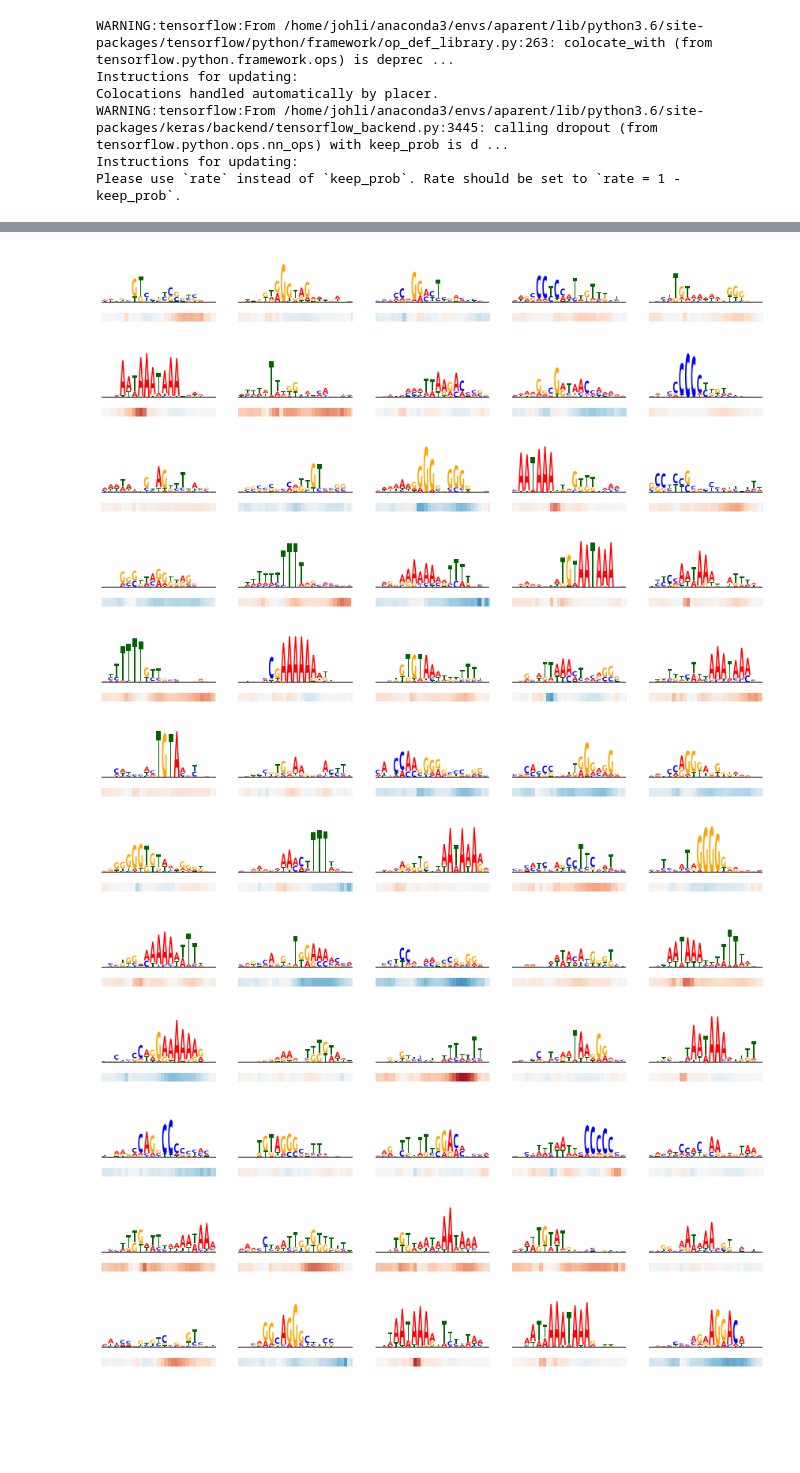
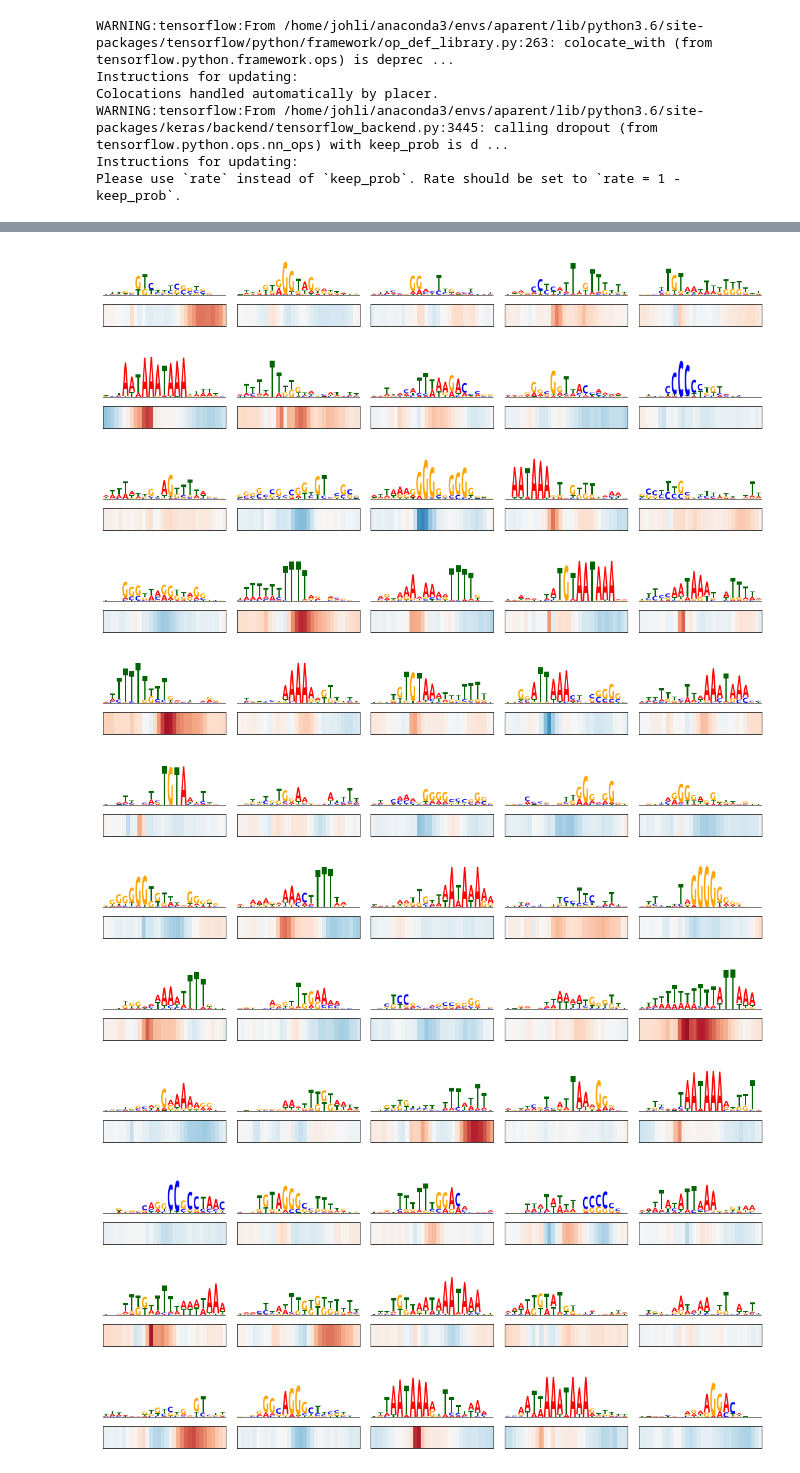
Before and after one commit to johli/aparent, a Jupyter notebook: analysis/analyze_aparent_conv_layers_alien1_legacy.ipynb, the cells around one changed output, grey strips where cells are left out. Cells and saved outputs as stored; diff of their text form; code cells hidden in the pictures; blank space fills up the shorter version.

```diff
--- a/analysis/analyze_aparent_conv_layers_alien1_legacy.ipynb
+++ b/analysis/analyze_aparent_conv_layers_alien1_legacy.ipynb
@@ -117,7 +118,7 @@ r_vals = np.zeros((iso_conv_1_out.shape[1], iso_conv_1_out.shape[2]))
 for k in range(iso_conv_1_out.shape[1]) :
     for j in range(iso_conv_1_out.shape[2]) :
         if np.any(iso_conv_1_out[:, k, j] > 0.) :
-            r_val, _ = pearsonr(iso_conv_1_out[:, k, j], iso_pred)
+            r_val, _ = pearsonr(iso_conv_1_out[:, k, j], logodds_pred)
             r_vals[k, j] = r_val if not np.isnan(r_val) else 0
 # %%
 #Plot Max Activation PWMs and Correlation maps
@@ -128,14 +129,12 @@ n_rows = int(pwms.shape[0] / n_filters_per_row)
 k = 0
 for row_i in range(n_rows) :
 
-    f, ax = plt.subplots(2, n_filters_per_row, figsize=(2.5 * n_filters_per_row, 1.5), gridspec_kw = {'height_ratios':[3, 1.5]})
+    f, ax = plt.subplots(2, n_filters_per_row, figsize=(2.5 * n_filters_per_row, 2), gridspec_kw = {'height_ratios':[3, 1]})
 
     for kk in range(n_filters_per_row) :
-        plot_pwm_iso_logo(pwms_top, r_vals, k, ax[0, kk], ax[1, kk], seq_start=24, seq_end=95)
+        plot_pwm_iso_logo(pwms_top, r_vals, k, ax[0, kk], ax[1, kk], seq_start=24, seq_end=95, cse_start=49)
         k += 1
 
-    plt.sca(plt.gca())
-    plt.subplots_adjust(bottom=0.1, top=0.9, hspace=-0.35)
-
+    plt.tight_layout()
     plt.show()
 # %% [output]
@@ -169,6 +168,7 @@ iso_conv_2_out, iso_pred = conv_layer_iso_model.predict_generator(plasmid_gens['
 iso_conv_2_out = np.reshape(iso_conv_2_out, (iso_conv_2_out.shape[0], iso_conv_2_out.shape[1], iso_conv_2_out.shape[2]))
 
 iso_pred = np.ravel(iso_pred[:, 1])
+logodds_pred = np.log(iso_pred / (1. - iso_pred))
 
 #Retrieve one-hot input sequences
 onehot_seqs = np.concatenate([plasmid_gens['test'][i][0][0][:, 0, :, :] for i in range(len(plasmid_gens['test']))], axis=0)
@@ -202,38 +202,36 @@ r_vals = np.zeros((iso_conv_2_out.shape[1], iso_conv_2_out.shape[2]))
 for k in range(iso_conv_2_out.shape[1]) :
     for j in range(iso_conv_2_out.shape[2]) :
         if np.any(iso_conv_2_out[:, k, j] > 0.) :
-            r_val, _ = pearsonr(iso_conv_2_out[:, k, j], iso_pred)
+            r_val, _ = pearsonr(iso_conv_2_out[:, k, j], logodds_pred)
             r_vals[k, j] = r_val if not np.isnan(r_val) else 0
 # %%
 #Plot Max Activation PWMs and Correlation maps
 
 n_filters_per_row = 5
 
 n_rows = int(pwms.shape[0] / n_filters_per_row)
 k = 0
 for row_i in range(n_rows) :
 
-    f, ax = plt.subplots(2, n_filters_per_row, figsize=(3 * n_filters_per_row, 1.5), gridspec_kw = {'height_ratios':[3, 2]})
+    f, ax = plt.subplots(2, n_filters_per_row, figsize=(3 * n_filters_per_row, 2), gridspec_kw = {'height_ratios':[3, 1.5]})
 
     for kk in range(n_filters_per_row) :
         plot_pwm_iso_logo(pwms_top, r_vals, k, ax[0, kk], ax[1, kk], seq_start=12, seq_end=44)
         k += 1
 
-    plt.sca(plt.gca())
-    plt.subplots_adjust(bottom=0.1, top=0.9, hspace=-0.35)
-
+    plt.tight_layout()
     plt.show()
 # %% [output]
-[figure, old version]
+[figure, new version]
-[figure, old version]
+[figure, new version]
-[figure, old version]
+[figure, new version]
-[figure, old version]
+[figure, new version]
-[figure, old version]
+[figure, new version]
-[figure, old version]
+[figure, new version]
-[figure, old version]
+[figure, new version]
-[figure, old version]
+[figure, new version]
-[figure, old version]
+[figure, new version]
-[figure, old version]
+[figure, new version]
-[figure, old version]
+[figure, new version]
-[figure, old version]
+[figure, new version]
 ... (10 outputs left out)
```
Also changed, not shown: parts of 4 cells of this notebook, 6 other files.
